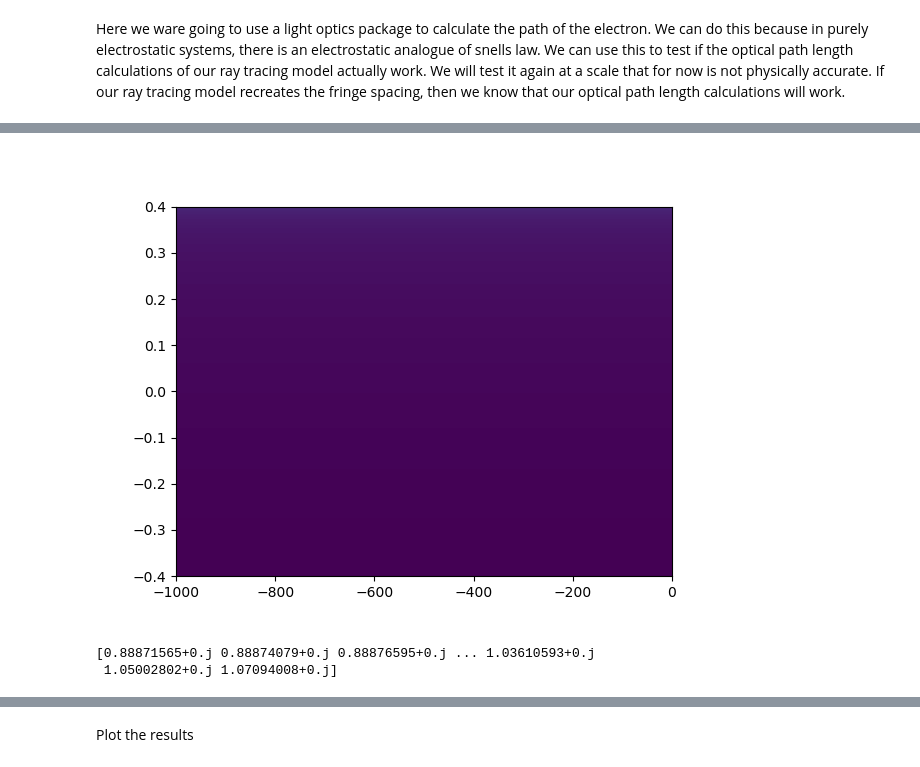
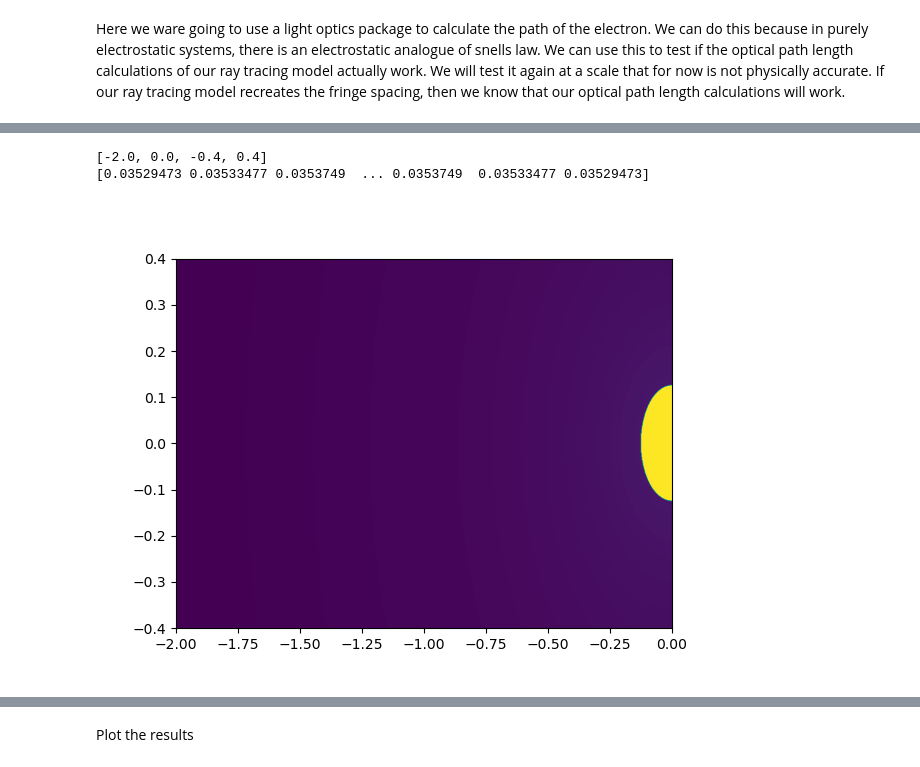
Before and after one commit to AMCLab/TEMGYMAdvanced, a Jupyter notebook: JanghyunCOMAnalysis/thin_element_test.ipynb, the cells around one changed output, grey strips where cells are left out. Saved outputs shown, nothing was run; the diff lists cells and outputs as text; code cells hidden in the pictures.

```diff
--- a/JanghyunCOMAnalysis/thin_element_test.ipynb
+++ b/JanghyunCOMAnalysis/thin_element_test.ipynb
@@ -71,24 +108,22 @@ print(np.min(abs(xx0)))
 # %%
-n_eval = n_eq1_lambda(xx0, zz0)
-n_eval = np.complex128(n_eval)
-n_eval[np.where(np.sqrt(xx0**2 + zz0**2)<=r)] = 0.0 + 2.0j
-#delta_n = n_eq1_lambda(xx0, zz0)
+
+
 
 plt.figure()
 extension = [z0[0], z0[-1], x0[0], x0[-1]]
-
+print(extension)
 h1 = plt.imshow(np.abs(n_eval),
                 interpolation='bilinear',
                 aspect='auto',
                 origin='lower',
                 extent=extension)
+
+
+print(delta_n)
 # %% [output]
+[-2.0, 0.0, -0.4, 0.4]
+[0.03529473 0.03533477 0.0353749  ... 0.0353749  0.03533477 0.03529473]
-[figure, old version]
+[figure, new version]
-# %%
-print(n_eval[:, 0])
-# %% [output]
-[0.88871565+0.j 0.88874079+0.j 0.88876595+0.j ... 1.03610593+0.j
- 1.05002802+0.j 1.07094008+0.j]
 # %%
 #Create a source plane wave
 u0 = np.ones((x0.shape), dtype = np.complex128)
```
Also changed, not shown: parts of 3 cells of this notebook.
